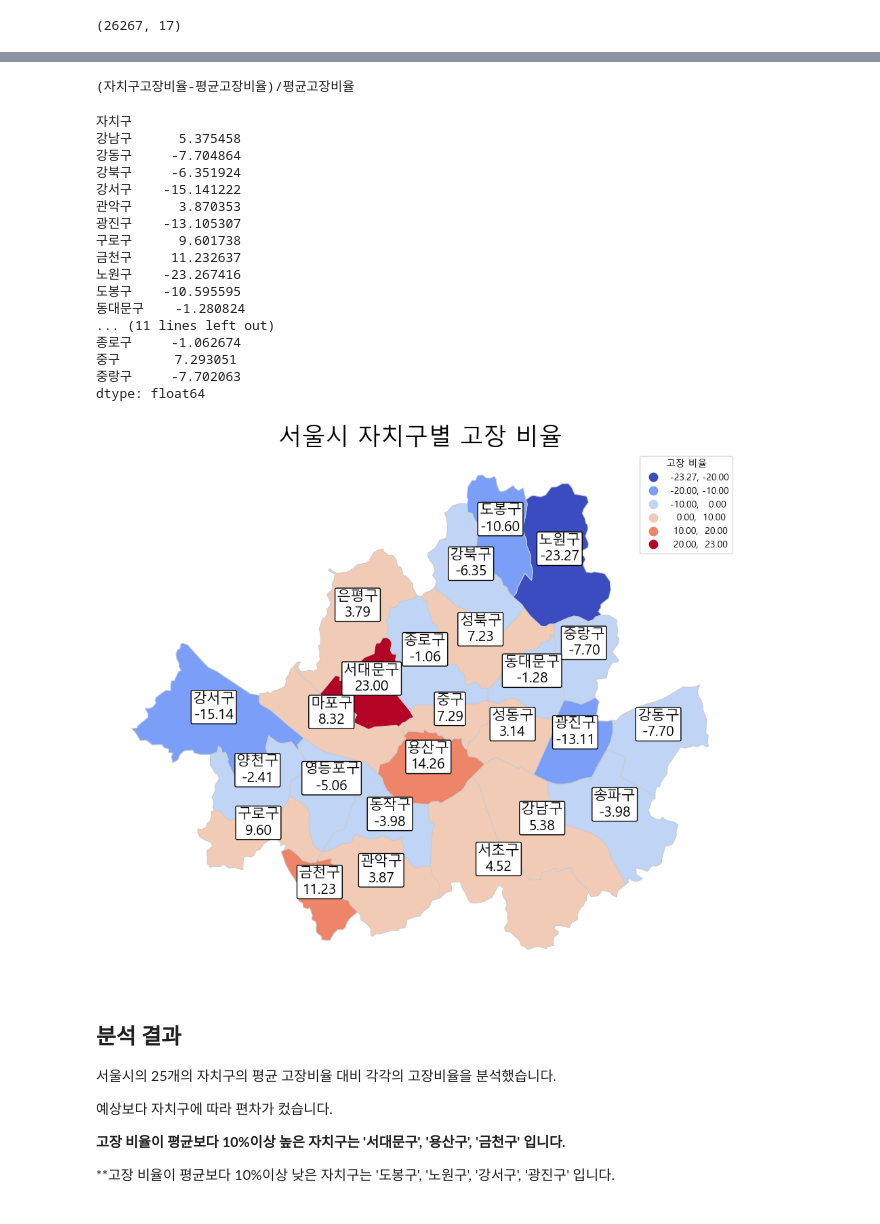
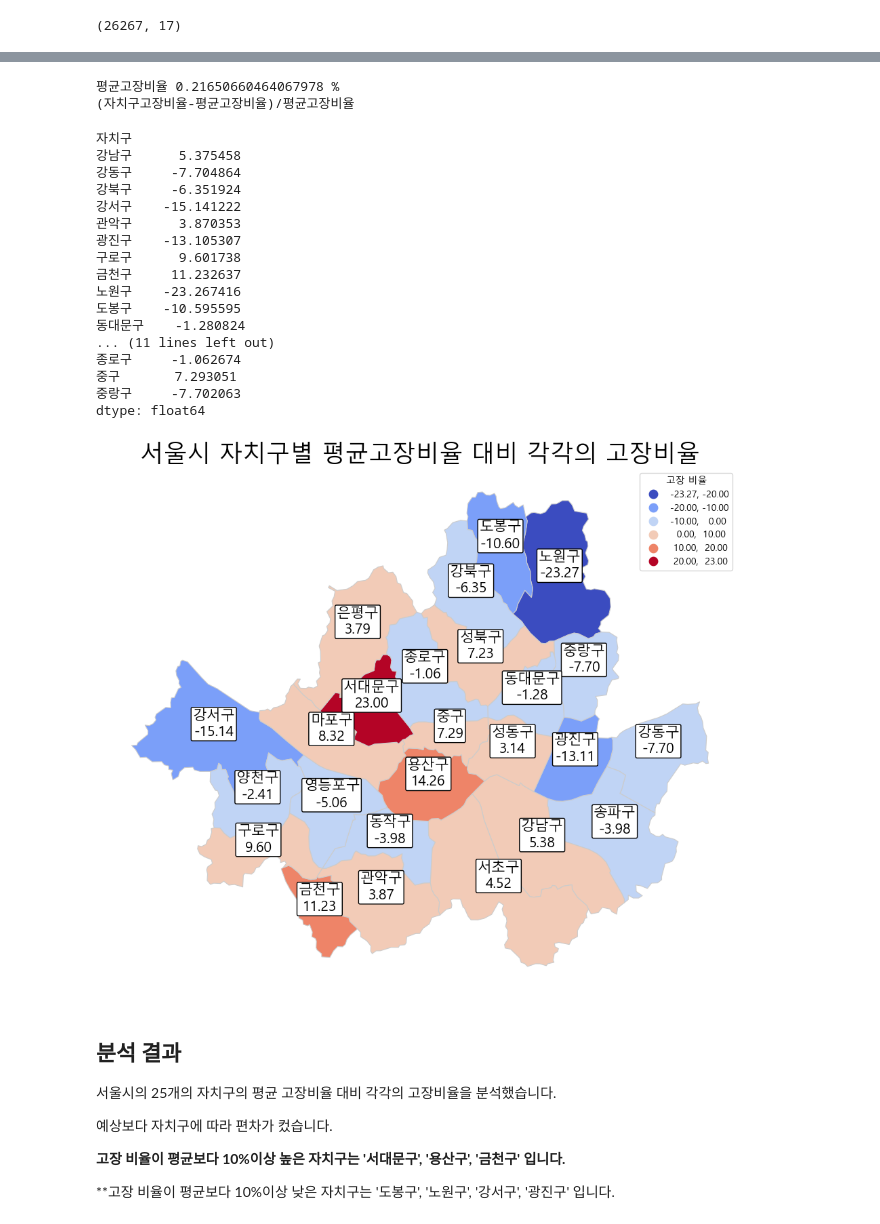
Before and after one commit to leechanhoe/data-science-project, a Jupyter notebook: 자치구와 고장의 연관성 분석.ipynb, the cells around one changed output, grey strips where cells are left out. Drawn from its saved outputs; the diff is of its cells as text; code cells hidden in the pictures.

```diff
--- a/자치구와 고장의 연관성 분석.ipynb
+++ b/자치구와 고장의 연관성 분석.ipynb
@@ -75,9 +75,11 @@ total_count = df_rentlog['자치구'].value_counts()
 broken_ratio = broken_count / region * 100
 
 평균과의차이 = (broken_ratio - broken_ratio.mean()) / broken_ratio.mean() * 100
+print("평균고장비율", broken_ratio.mean(), "%")
 print("(자치구고장비율-평균고장비율)/평균고장비율")
 평균과의차이
 # %% [output]
+평균고장비율 0.21650660464067978 %
 (자치구고장비율-평균고장비율)/평균고장비율
 자치구
 강남구      5.375458
@@ -101,34 +103,34 @@ dtype: float64
 # %%
 import pandas as pd
 import geopandas as gpd
 import matplotlib.pyplot as plt
 import mapclassify
 
 # fault_ratio 데이터프레임의 열 이름 고치기
 fault_ratio = pd.DataFrame(평균과의차이).reset_index()
 fault_ratio.columns = ['자치구', '고장비율']
 
 # 서울시 자치구 경계 데이터
 url = "https://raw.githubusercontent.com/southkorea/seoul-maps/master/kostat/2013/json/seoul_municipalities_geo_simple.json"
 seoul_districts = gpd.read_file(url)
 
 # fault_ratio 데이터프레임와 서울 자치구 데이터 병합
 merged_data = seoul_districts.set_index('name').join(fault_ratio.set_index('자치구'))
 
 # 속성별 지도 그리기
 fig, ax = plt.subplots(1, figsize=(15, 10))
 bins = [-20, -10, 0, 10, 20]
 merged_data.plot(column='고장비율', cmap='coolwarm', linewidth=0.8, edgecolor='0.8', legend=True, ax=ax, scheme='userdefined', classification_kwds={'bins': bins}, missing_kwds={'color': 'lightgrey', "label": "Missing values"}, legend_kwds={'title': '고장 비율', 'fmt': '{:.2f}'})
 
 # 자치구 이름과 고장 비율 표시
 for idx, row in merged_data.iterrows():
     plt.annotate(text=f"{idx}\n{row['고장비율']:.2f}", xy=row['geometry'].centroid.coords[0], horizontalalignment='center', fontsize=15, bbox=dict(facecolor='white', edgecolor='black', boxstyle='round,pad=0.1'))
 
 ax.axis('off')
-ax.set_title('서울시 자치구별 고장 비율', fontsize=25)
+ax.set_title('서울시 자치구별 평균고장비율 대비 각각의 고장비율', fontsize=25)
 plt.show()
 # %% [output]
-[figure, old version]
+[figure, new version]
 # %% [markdown]
 ## 분석 결과
 
```
Also changed, not shown: parts of 4 cells of this notebook.
